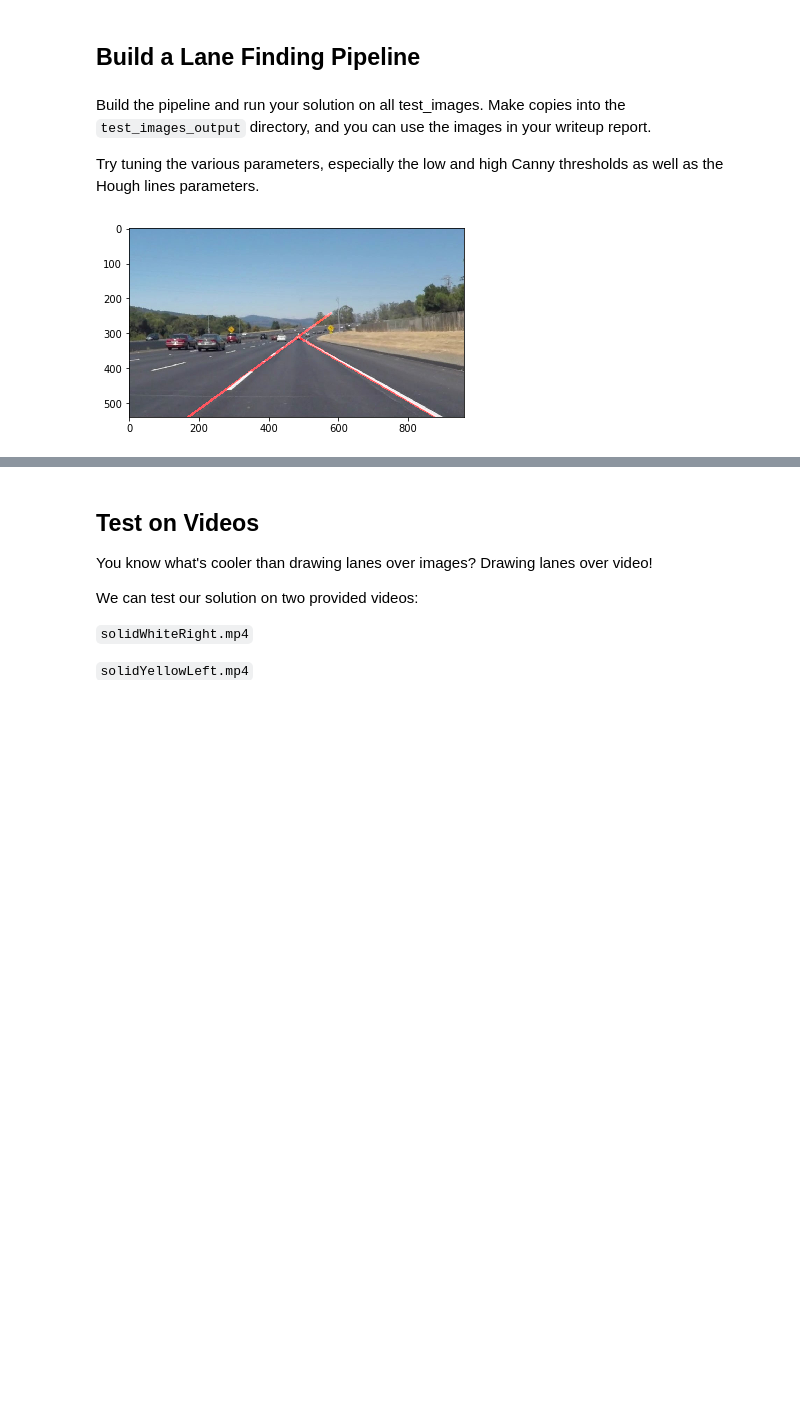
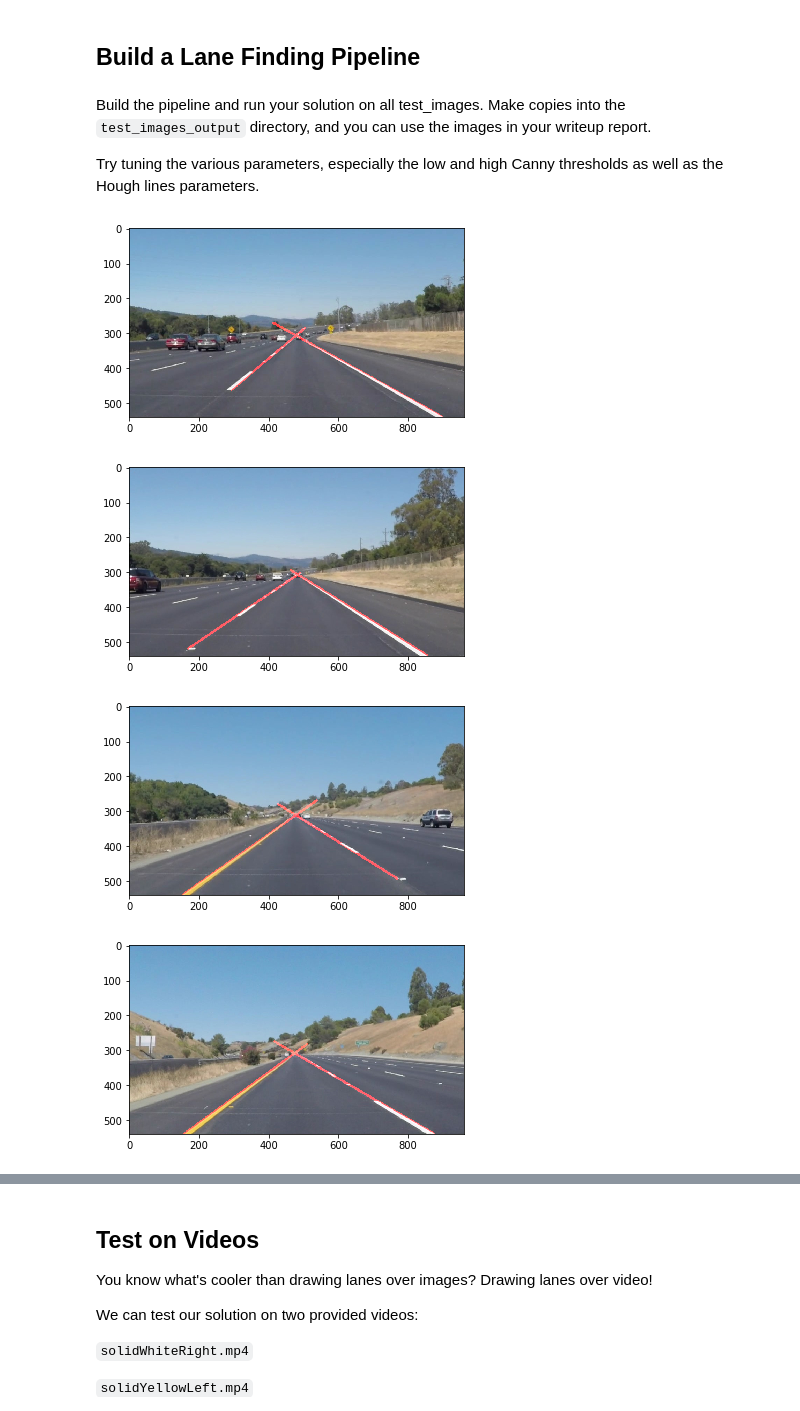
Before and after one commit to cazacov/CarND-LaneLines-P1, a Jupyter notebook: P1.ipynb, the cells around one changed output, grey strips where cells are left out. Saved outputs shown, nothing was run; the diff lists cells and outputs as text; code cells hidden in the pictures; blank space fills up the shorter version.

```diff
--- a/P1.ipynb
+++ b/P1.ipynb
@@ -196,11 +202,14 @@ Try tuning the various parameters, especially the low and high Canny thresholds
 def filter_low_slope(lines):
     result = []
 
+    if lines == None:
+        return np.empty([0,1,4])
+
     for line in lines:
         for x1, y1, x2, y2 in line:
             slope = (y2 - y1) / (x2 - x1)
-            if math.fabs(slope) < math.tan(30.0 * math.pi / 180.0):
-                # Skip lines with slope below 30 degrees
+            if math.fabs(slope) < math.tan(20.0 * math.pi / 180.0):
+                # Skip lines with slope below 20 degrees
                 continue
             else:
                 result.append(line)
@@ -238,6 +247,9 @@ def find_left_right(lines):
     return np.array(result)
 
 def extend_lines_to_border(lines, xsize, ysize):
+    if lines == None:
+        return np.empty([0,1,4])
+
     for line in lines:
         for x1, y1, x2, y2 in line:
             slope = (y2 - y1) / (x2 - x1)
@@ -254,13 +266,14 @@ def extend_lines_to_border(lines, xsize, ysize):
 
 
 def draw_poly(img, lines, color=[0, 255, 0]):
-    pts = lines.reshape((-1, 1, 2))
-    cv2.fillConvexPoly(img, pts, color)
+    if lines != None:
+        pts = lines.reshape((-1, 1, 2))
+        cv2.fillConvexPoly(img, pts, color)
 
 def cut_lines(lines, xsize, ysize):
     if lines.shape[0] != 2:
         # Can work only with exactly two lines
-        return
+        return np.empty([0,1,4])
 
     # find intersection point
     lineA = np.polyfit((lines[0][0][0], lines[0][0][2]), (lines[0][0][1], lines[0][0][3]), 1)
@@ -293,6 +306,41 @@ def cut_lines(lines, xsize, ysize):
 
     return np.array(result).astype(int)
 
+def find_lines(gray, xsize, ysize):
+    # Smooth
+    blur = gaussian_blur(gray, kernel_size=5)
+
+    # Detect edges
+    low_threshold = 50
+    high_threshold = 192
+    edges = canny(blur, low_threshold, high_threshold)
+
+    # Cut region of interest
+    mask_verticles = np.array([[
+        (0, ysize),
+        (xsize * 0.4, ysize * 0.5),
+        (xsize * 0.6, ysize * 0.5),
+        (xsize, ysize)
+    ]], dtype=np.int32)
+    masked_image = region_of_interest(edges, mask_verticles)
+
+    # Find lines
+    rho = 1  # distance resolution in pixels of the Hough grid
+    theta = np.pi / 180  # angular resolution in radians of the Hough grid
+    threshold = 75  # minimum number of votes (intersections in Hough grid cell)
+    min_line_length = 180  # minimum number of pixels making up a line
+    max_line_gap = 150
+    lines = cv2.HoughLinesP(masked_image, rho, theta, threshold, np.array([]), minLineLength=min_line_length,
+                            maxLineGap=max_line_gap)
+
+    # Skip those with low slope
+    filtered_lines = filter_low_slope(lines)
+
+    # Choose the longest left and right lines
+    filtered_lines = find_left_right(filtered_lines)
+
+    return filtered_lines
+
 
 def process_image(image):
     xsize = image.shape[1]
@@ -314,8 +362,8 @@ def process_image(image):
     # Cut region of interest
     mask_verticles = np.array([[
         (0, ysize),
-        (xsize * 0.4, ysize * 0.3),
-        (xsize * 0.6, ysize * 0.3),
+        (xsize * 0.4, ysize * 0.5),
+        (xsize * 0.6, ysize * 0.5),
         (xsize, ysize)
     ]], dtype=np.int32)
     masked_image = region_of_interest(edges, mask_verticles)
@@ -323,45 +371,45 @@ def process_image(image):
     # Find lines
     rho = 1  # distance resolution in pixels of the Hough grid
     theta = np.pi / 180  # angular resolution in radians of the Hough grid
-    threshold = 75  # minimum number of votes (intersections in Hough grid cell)
-    min_line_length = 180  # minimum number of pixels making up a line
+    threshold = 40  # minimum number of votes (intersections in Hough grid cell)
+    min_line_length = 120  # minimum number of pixels making up a line
     max_line_gap = 150
     lines = cv2.HoughLinesP(masked_image, rho, theta, threshold, np.array([]), minLineLength=min_line_length,
                             maxLineGap=max_line_gap)
 
     # Choose the longest left and right lines ignoring those with low slope (tan < 0.3)
     filtered_lines = filter_low_slope(lines)
 
     filtered_lines = find_left_right(filtered_lines)
 
-    lane = extend_lines_to_border(filtered_lines, xsize, ysize)
-
     lane_image = np.zeros((ysize, xsize, 3), dtype=np.uint8)
-    draw_lines(lane_image, lane, thickness=5)
+    draw_lines(lane_image, filtered_lines, thickness=5)
 
     result = weighted_img(original_image, lane_image)
-
     return result
 
 
 def pipeline(image_name):
     image = mpimg.imread(image_name)
 
     result = process_image(image)
 
     if not os.path.exists('test_images_output'):
         os.makedirs('test_images_output')
 
     output_name = 'test_images_output/' + os.path.basename(image_name)
     plt.imshow(result)
     plt.savefig(output_name)
     plt.show()
 
 pipeline("test_images/solidWhiteCurve.jpg")
-#pipeline("test_images/solidWhiteRight.jpg")
-#pipeline("test_images/solidYellowCurve.jpg")
-#pipeline("test_images/solidYellowCurve2.jpg")
-#pipeline("test_images/solidYellowLeft.jpg")
-#pipeline("test_images/whiteCarLaneSwitch.jpg")
+pipeline("test_images/solidWhiteRight.jpg")
+pipeline("test_images/solidYellowCurve.jpg")
+pipeline("test_images/solidYellowCurve2.jpg")
+pipeline("test_images/solidYellowLeft.jpg")
+pipeline("test_images/whiteCarLaneSwitch.jpg")
 # %% [output]
-[figure, old version]
+[figure, new version]
+[figure, added]
+[figure, added]
+[figure, added]
```
Also changed, not shown: parts of 7 cells of this notebook, 16 other files.
